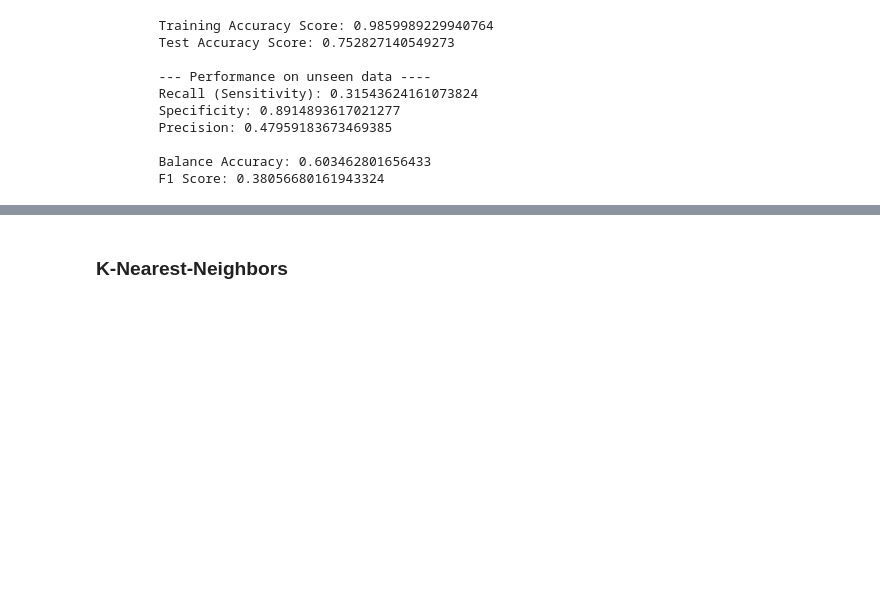
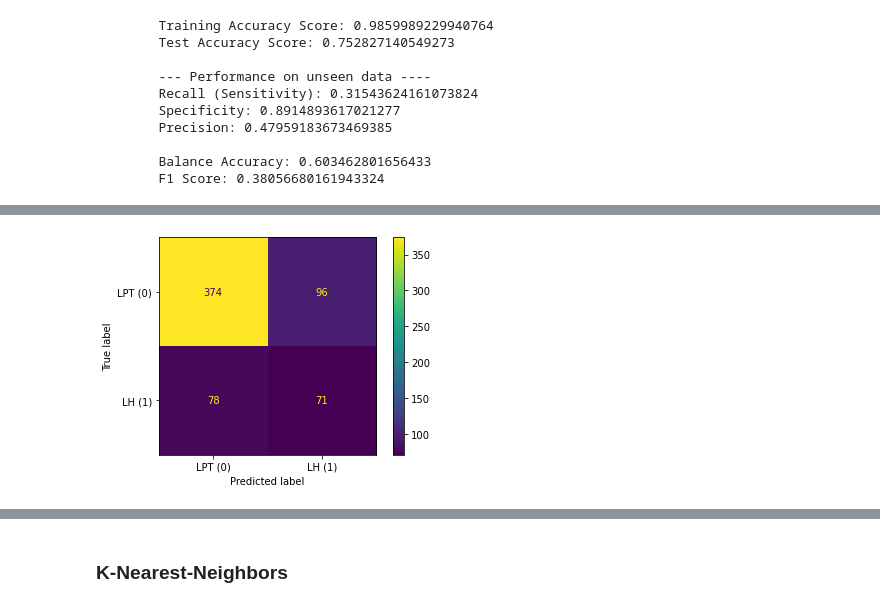
Before and after one commit to Femli/lifehacks_vs_lifeprotips, a Jupyter notebook: code/03_Feature_Engineering_EDA.ipynb, the cells around one changed output, grey strips where cells are left out. Saved outputs shown, nothing was run; the diff lists cells and outputs as text; code cells hidden in the pictures; blank space fills up the shorter version.

```diff
--- a/code/03_Feature_Engineering_EDA.ipynb
+++ b/code/03_Feature_Engineering_EDA.ipynb
@@ -644,0 +958,6 @@ make_model(lr_gs, X_train_cvec4, X_test_cvec4, y_train_encoded, y_test_encoded)
+# %%
+# Confusion matrix
+ConfusionMatrixDisplay.from_estimator(lr_gs2.best_estimator_, X_test_lt2, y_test_encoded, display_labels=['LPT (0)', 'LH (1)'])
+#plt.savefig("../images/confusion_matrix.png");
+# %% [output]
+[figure, added]
```
Also changed, not shown: parts of 52 cells of this notebook, 5 other files.
